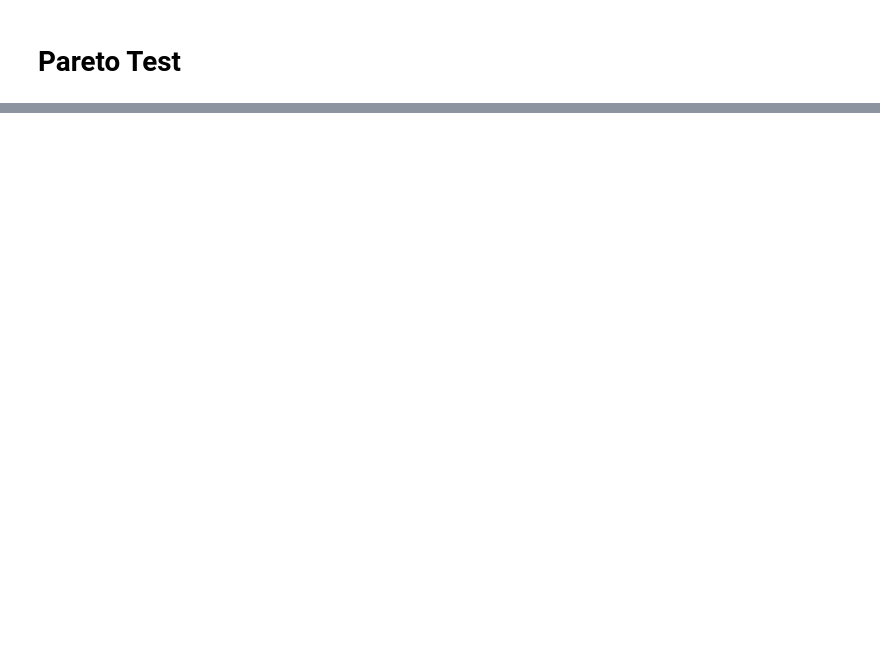
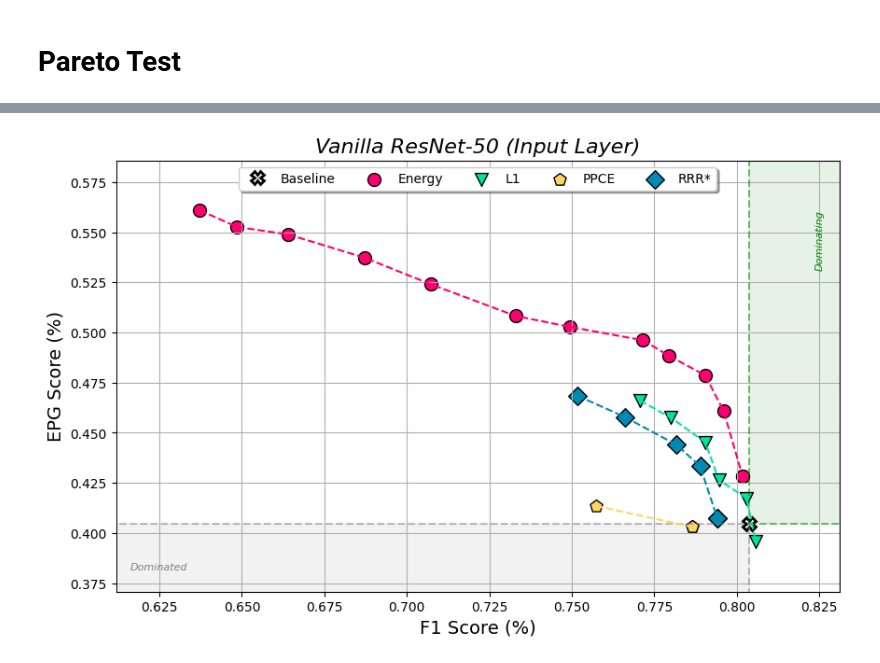
Before and after one commit to rensdebee/FACTifAI_2024_3, a Jupyter notebook: visualisations.ipynb, the cells around one changed output, grey strips where cells are left out. Drawn from its saved outputs; the diff is of its cells as text; code cells hidden in the pictures; blank space fills up the shorter version.

Commit message:
New pareto figures added

```diff
--- a/visualisations.ipynb
+++ b/visualisations.ipynb
@@ -451,21 +322,0 @@ Data: [(array(0.76559043), array(0.65963545)), (array(0.78440928), array(0.65330
-# %%
-# Bcos - F-Score, BB-Loc (EPG) Pareto Curve
-root_folder = './ptest8/VOC2007/TEST'
-data_f1_epg = load_pareto_data_from_file_names(root_folder, metrics=('f_score', 'iou_score'))
-
-print('Data:', data_f1_epg)
-
-energy_data = data_f1_epg
-l1_data = []
-ppce_data = []
-rrr_data = []
-
-plot_pareto_curve(
-    baseline_data=(0.81, 0.6),
-    energy_data=energy_data,
-    l1_data=l1_data,
-    ppce_data=ppce_data,
-    rrr_data=rrr_data,
-    x_label='F1 Score (%)',
-    y_label='IoU Score (%)',
-    title='B-cos ResNet-50 (? Layer)')
@@ -474,0 +452,13 @@ Data: [(array(0.76559043), array(0.24990383)), (array(0.78440928), array(0.26240
+# %%
+plot_pareto_curve(
+    baseline_data=baseline_data_vanilla,
+    energy_data=energy_data_input_layer_vanilla,
+    l1_data=l1_data_input_layer_vanilla,
+    ppce_data=ppce_data_input_layer_vanilla,
+    rrr_data=rrr_data_input_layer_vanilla,
+    x_label='F1 Score (%)',
+    y_label='EPG Score (%)',
+    title='Vanilla ResNet-50 (Input Layer)',
+    save_path='./images/voc2007_vanilla_resnet50_input_layer_f1_epg_pareto_curve.png')
+# %% [output]
+[figure, added]
```
Also changed, not shown: parts of 22 cells of this notebook, 20 other files.
